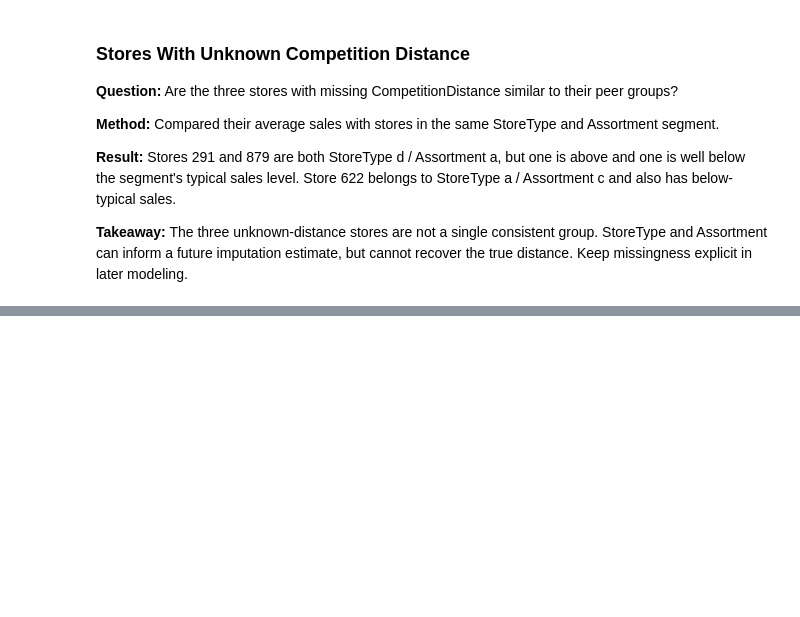
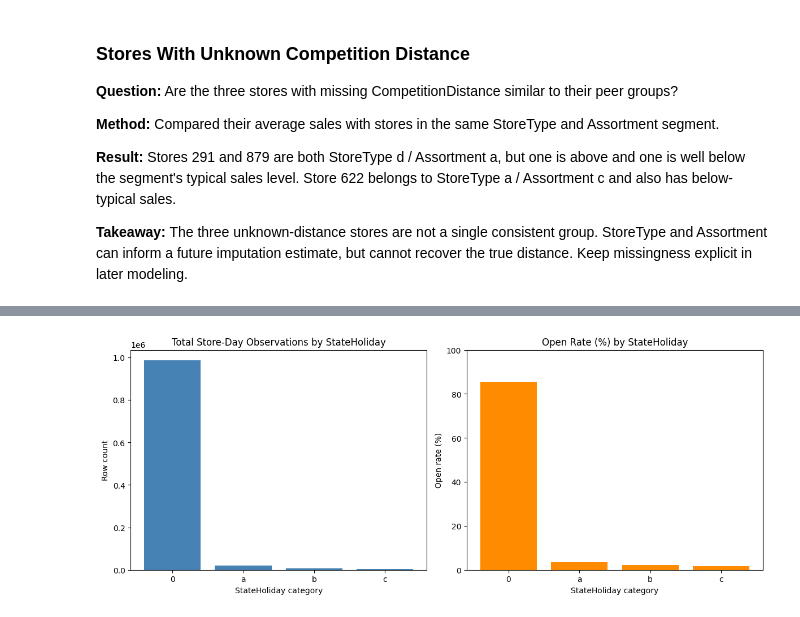
Before and after one commit to Aliraza-Amjad-Shaikh/demand-lens, a Jupyter notebook: notebooks/02_eda.ipynb, the cells around one changed output, grey strips where cells are left out. Cells and saved outputs as stored; diff of their text form; code cells hidden in the pictures; blank space fills up the shorter version.

Commit message:
Checked the StateHoliday with Sales

```diff
--- a/notebooks/02_eda.ipynb
+++ b/notebooks/02_eda.ipynb
@@ -415,3 +415,12 @@ comparison_by_segment
 **Result:** Stores 291 and 879 are both StoreType d / Assortment a, but one is above and one is well below the segment's typical sales level. Store 622 belongs to StoreType a / Assortment c and also has below-typical sales.
 
 **Takeaway:** The three unknown-distance stores are not a single consistent group. StoreType and Assortment can inform a future imputation estimate, but cannot recover the true distance. Keep missingness explicit in later modeling.
+# %%
+holiday_counts = (train.groupby('StateHoliday').agg(
+        total_rows=('Open', 'count'),
+        open_rows=('Open', 'sum'),
+    ))
+# %%
+holiday_counts['open_rate_pct'] = (holiday_counts['open_rows'] / holiday_counts['total_rows'] * 100).round(2)
+
+holiday_counts
@@ -417,0 +434,22 @@ comparison_by_segment
+# %%
+import matplotlib.pyplot as plt
+
+holiday_counts_reset = holiday_counts.reset_index()
+
+fig, axes = plt.subplots(1, 2, figsize=(12, 5))
+
+axes[0].bar(holiday_counts_reset['StateHoliday'].astype(str), holiday_counts_reset['total_rows'], color='steelblue')
+axes[0].set_title('Total Store-Day Observations by StateHoliday')
+axes[0].set_ylabel('Row count')
+axes[0].set_xlabel('StateHoliday category')
+
+axes[1].bar(holiday_counts_reset['StateHoliday'].astype(str), holiday_counts_reset['open_rate_pct'], color='darkorange')
+axes[1].set_title('Open Rate (%) by StateHoliday')
+axes[1].set_ylabel('Open rate (%)')
+axes[1].set_xlabel('StateHoliday category')
+axes[1].set_ylim(0, 100)
+
+plt.tight_layout()
+plt.show()
+# %% [output]
+[figure, added]
```
Also changed, not shown: parts of 6 cells of this notebook.
